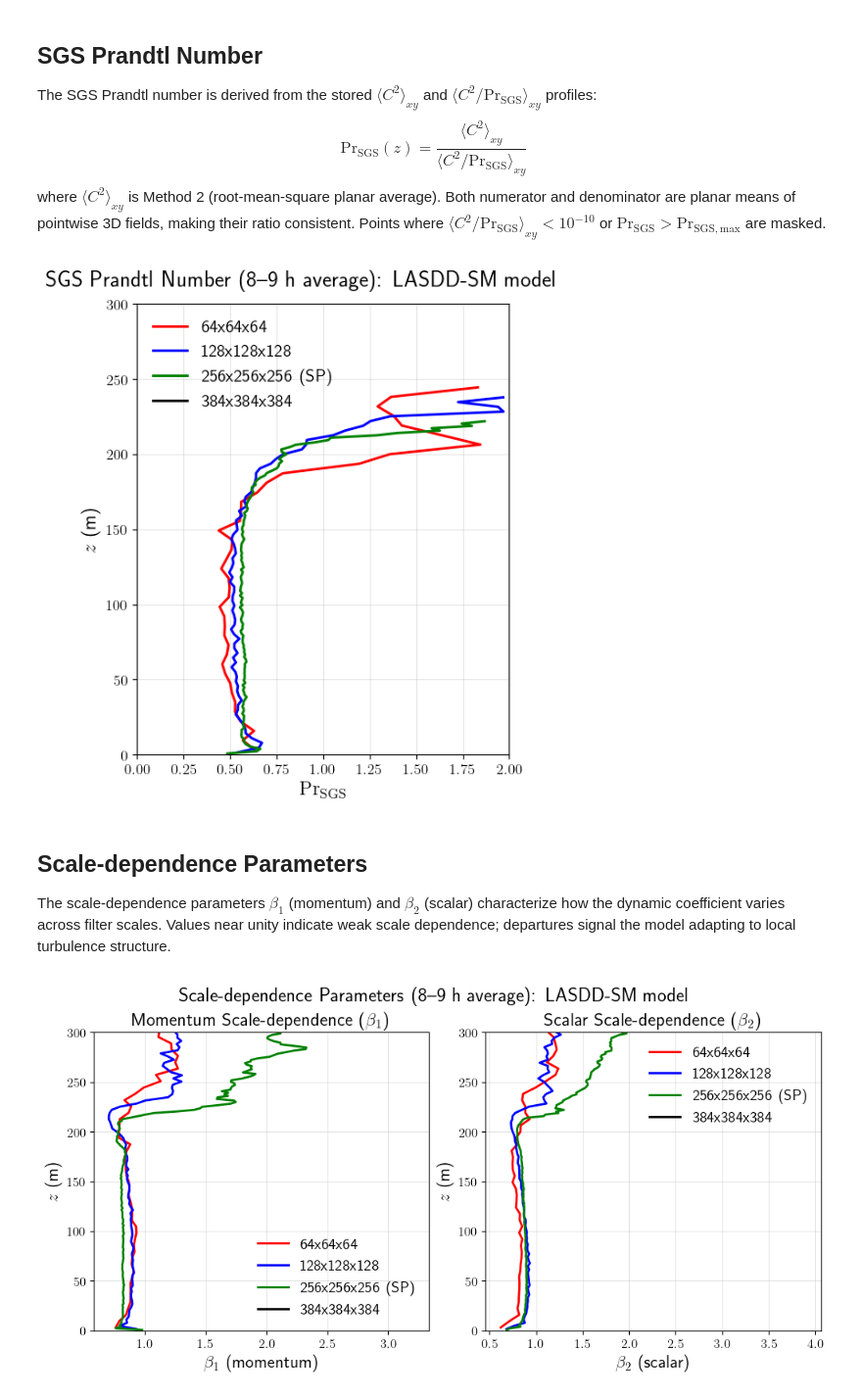
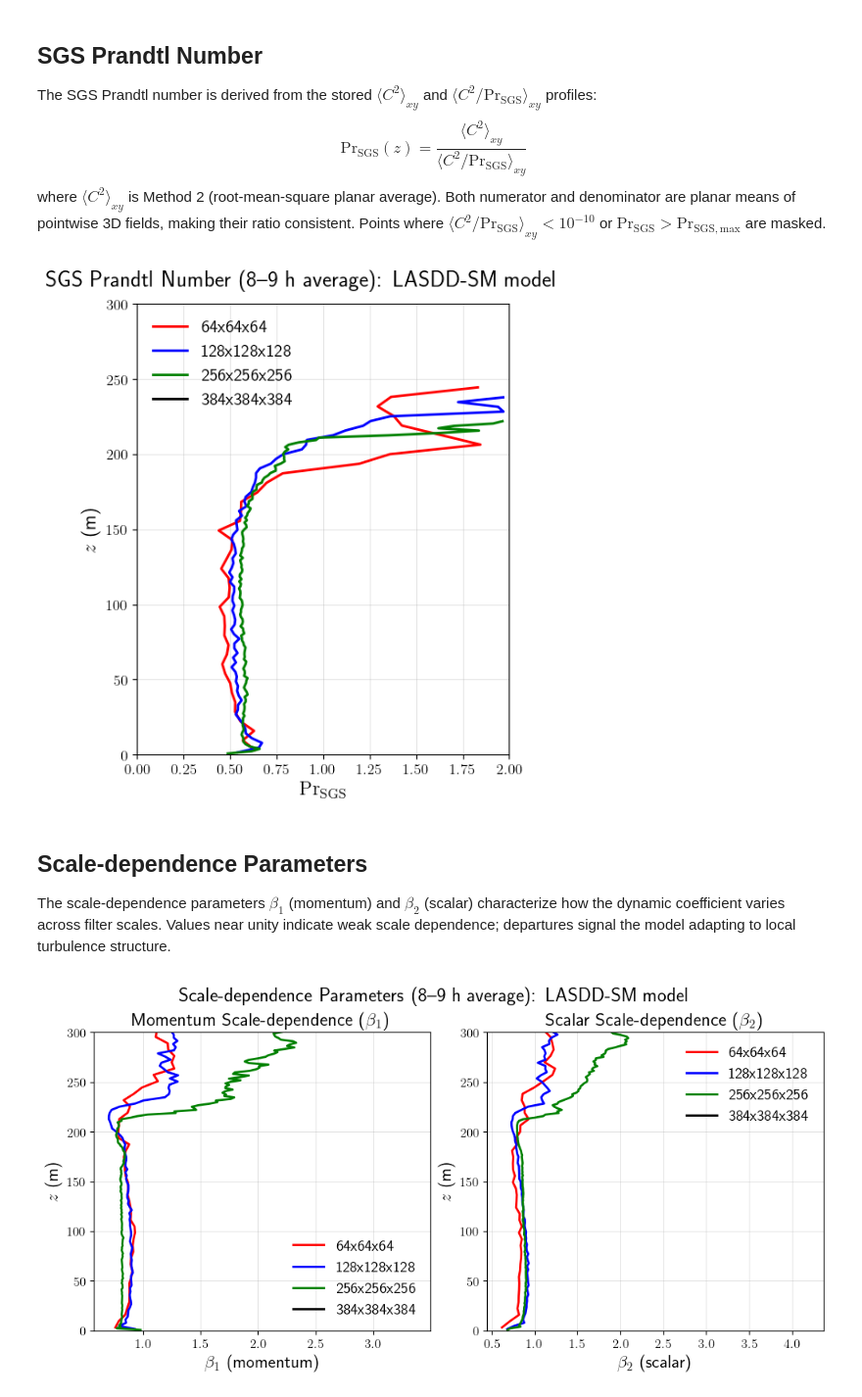
Before and after one commit to Sukantabasu/jax-alfa, a Jupyter notebook: docs/source/examples/SBL_GABLS1/notebooks/SBL_GABLS1_SGSCoefficients.ipynb, the cells around one changed output. Shown at 98% size. Drawn from its saved outputs; the diff is of its cells as text; code cells hidden in the pictures.

Commit message:
Update GABLS1 SGSCoefficients and benchmark notebooks
Re-execute notebooks with latest outputs.

Co-Authored-By: Claude Sonnet 4.6 <noreply@anthropic.com>

```diff
--- a/docs/source/examples/SBL_GABLS1/notebooks/SBL_GABLS1_SGSCoefficients.ipynb
+++ b/docs/source/examples/SBL_GABLS1/notebooks/SBL_GABLS1_SGSCoefficients.ipynb
@@ -45,7 +45,7 @@ sgs_names = {1: 'LASDD-SM', 2: 'LASDD-WL', 3: 'LAD-SM', 4: 'LAD-WL'}
 run_styles = {
     '64x64x64':          {'color': 'red',   'linestyle': '-'},
     '128x128x128':       {'color': 'blue',  'linestyle': '-'},
-    '256x256x256 (SP)':  {'color': 'green', 'linestyle': '-'},
+    '256x256x256':  {'color': 'green', 'linestyle': '-'},
     '384x384x384':       {'color': 'black', 'linestyle': '-'},
 }
 
@@ -54,7 +54,7 @@ _sgs = {1: 'LASDD_SM', 2: 'LASDD_WL', 3: 'LAD_SM', 4: 'LAD_WL'}
 # Precision is hardcoded per resolution for this case
 OutputDir1 = BaseDir / f'examples/SBL_GABLS1/runs/64x64x64_{_sgs[optSGS]}_DP/output'
 OutputDir2 = BaseDir / f'examples/SBL_GABLS1/runs/128x128x128_{_sgs[optSGS]}_DP/output'
-OutputDir3 = BaseDir / f'examples/SBL_GABLS1/runs/256x256x256_{_sgs[optSGS]}_SP/output'
+OutputDir3 = BaseDir / f'examples/SBL_GABLS1/runs/256x256x256_{_sgs[optSGS]}_DP/output'
 OutputDir4 = BaseDir / f'examples/SBL_GABLS1/runs/384x384x384_{_sgs[optSGS]}_DP/output'
 # %% [markdown]
 ### Case configuration
@@ -220,7 +220,7 @@ _coeff_name = 'Smagorinsky' if optSGS in [1, 3] else 'Wong-Lilly SGS'
 for lbl, Cs_m1, Cs_m2, z in [
     ('64x64x64', Cs_m1_1, Cs_m2_1, z_1),
     ('128x128x128', Cs_m1_2, Cs_m2_2, z_2),
-    ('256x256x256 (SP)', Cs_m1_3, Cs_m2_3, z_3),
+    ('256x256x256', Cs_m1_3, Cs_m2_3, z_3),
     ('384x384x384', Cs_m1_4, Cs_m2_4, z_4),
 ]:
     style = run_styles[lbl]
@@ -258,7 +258,7 @@ PrSGS_xlim = 2.0  # adjust if needed
 for lbl, PrSGS, z in [
     ('64x64x64', PrSGS_1, z_1),
     ('128x128x128', PrSGS_2, z_2),
-    ('256x256x256 (SP)', PrSGS_3, z_3),
+    ('256x256x256', PrSGS_3, z_3),
     ('384x384x384', PrSGS_4, z_4),
 ]:
     style = run_styles[lbl]
@@ -275,7 +275,7 @@ ax.legend(frameon=False)
 fig.suptitle(f"SGS Prandtl Number (8--9 h average): {sgs_names[optSGS]} model", fontsize=18)
 plt.show()
 # %% [output]
-[figure, old version]
+[figure, new version]
 # %% [markdown]
 ## Scale-dependence Parameters
 
@@ -283,30 +283,30 @@ The scale-dependence parameters $\beta_1$ (momentum) and $\beta_2$ (scalar) char
 # %%
 fig, axs = plt.subplots(1, 2, figsize=(10, 5), constrained_layout=True)
 
 for lbl, B1, B2, z in [
     ('64x64x64',         B1_avg_1, B2_avg_1, z_1),
     ('128x128x128',      B1_avg_2, B2_avg_2, z_2),
-    ('256x256x256 (SP)', B1_avg_3, B2_avg_3, z_3),
+    ('256x256x256', B1_avg_3, B2_avg_3, z_3),
     ('384x384x384',      B1_avg_4, B2_avg_4, z_4),
 ]:
     style = run_styles[lbl]
     axs[0].plot(B1, z, color=style['color'], linestyle=style['linestyle'], linewidth=2, label=lbl)
     axs[1].plot(B2, z, color=style['color'], linestyle=style['linestyle'], linewidth=2, label=lbl)
 
 axs[0].set_xlabel(r"$\beta_1$ (momentum)")
 axs[0].set_ylabel(r"$z$ (m)")
 axs[0].set_title(r"Momentum Scale-dependence ($\beta_1$)")
 
 axs[1].set_xlabel(r"$\beta_2$ (scalar)")
 axs[1].set_ylabel(r"$z$ (m)")
 axs[1].set_title(r"Scalar Scale-dependence ($\beta_2$)")
 
 for ax in axs:
     ax.set_ylim(0, z_damping)
     ax.grid()
     ax.legend(frameon=False)
 
 fig.suptitle(f"Scale-dependence Parameters (8--9 h average): {sgs_names[optSGS]} model", fontsize=18)
 plt.show()
 # %% [output]
-[figure, old version]
+[figure, new version]
```
Also changed, not shown: parts of 3 cells of this notebook, 2 other files.
